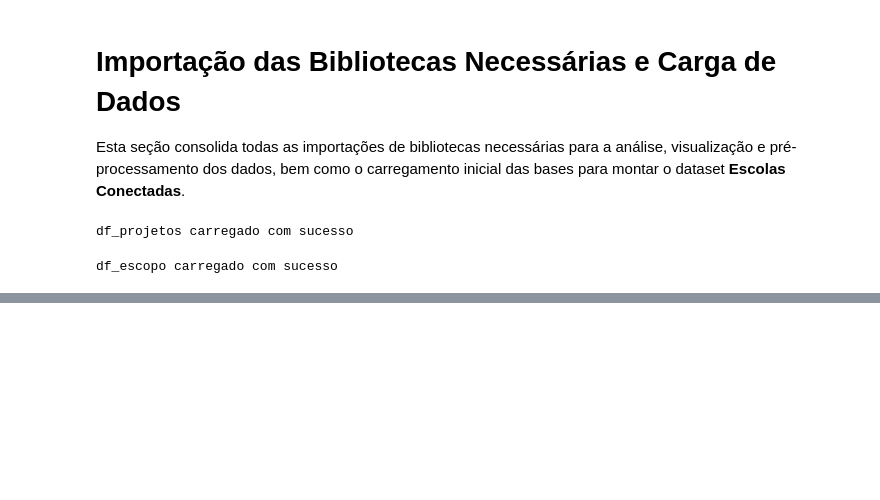
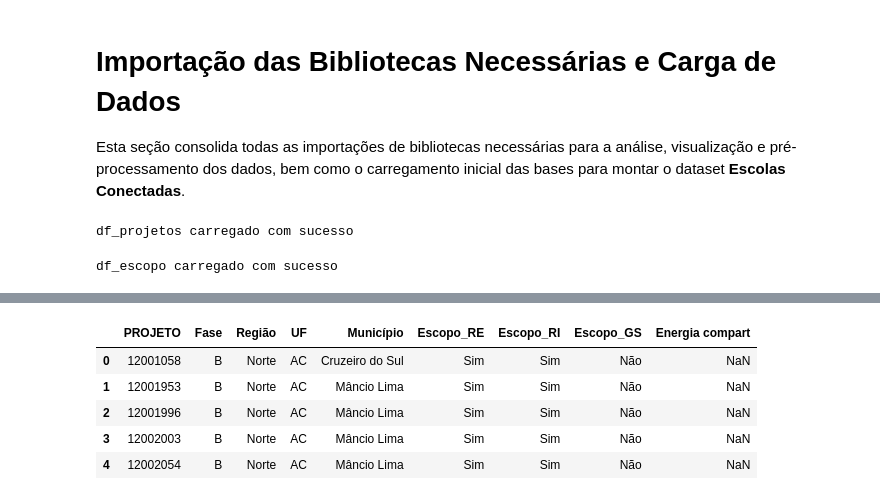
Before and after one commit to dxspimentel/PUC, a Jupyter notebook: MVP_Diego_Pimentel.ipynb, the cells around one changed output, grey strips where cells are left out. Saved outputs shown, nothing was run; the diff lists cells and outputs as text; code cells hidden in the pictures; blank space fills up the shorter version.

```diff
--- a/MVP_Diego_Pimentel.ipynb
+++ b/MVP_Diego_Pimentel.ipynb
@@ -67,7 +67,7 @@ print('df_projetos carregado com sucesso')
 df_projetos carregado com sucesso
 # %%
 # Carregamento da Base de Escopos
-df_escopo = pd.read_csv(github_escopo, encoding='latin-1')
+df_escopo = pd.read_csv(github_escopo, encoding='latin-1', sep=';')
 print('df_escopo carregado com sucesso')
 # %% [output]
 df_escopo carregado com sucesso
@@ -73,0 +131,9 @@ df_escopo carregado com sucesso
+# %%
+df_escopo.head()
+# %% [output]
+|  | PROJETO | Fase | Região | UF | Município | Escopo_RE | Escopo_RI | Escopo_GS | Energia compart |
+| 0 | 12001058 | B | Norte | AC | Cruzeiro do Sul | Sim | Sim | Não | NaN |
+| 1 | 12001953 | B | Norte | AC | Mâncio Lima | Sim | Sim | Não | NaN |
+| 2 | 12001996 | B | Norte | AC | Mâncio Lima | Sim | Sim | Não | NaN |
+| 3 | 12002003 | B | Norte | AC | Mâncio Lima | Sim | Sim | Não | NaN |
+| 4 | 12002054 | B | Norte | AC | Mâncio Lima | Sim | Sim | Não | NaN |
```
Also changed, not shown: parts of 6 cells of this notebook.
